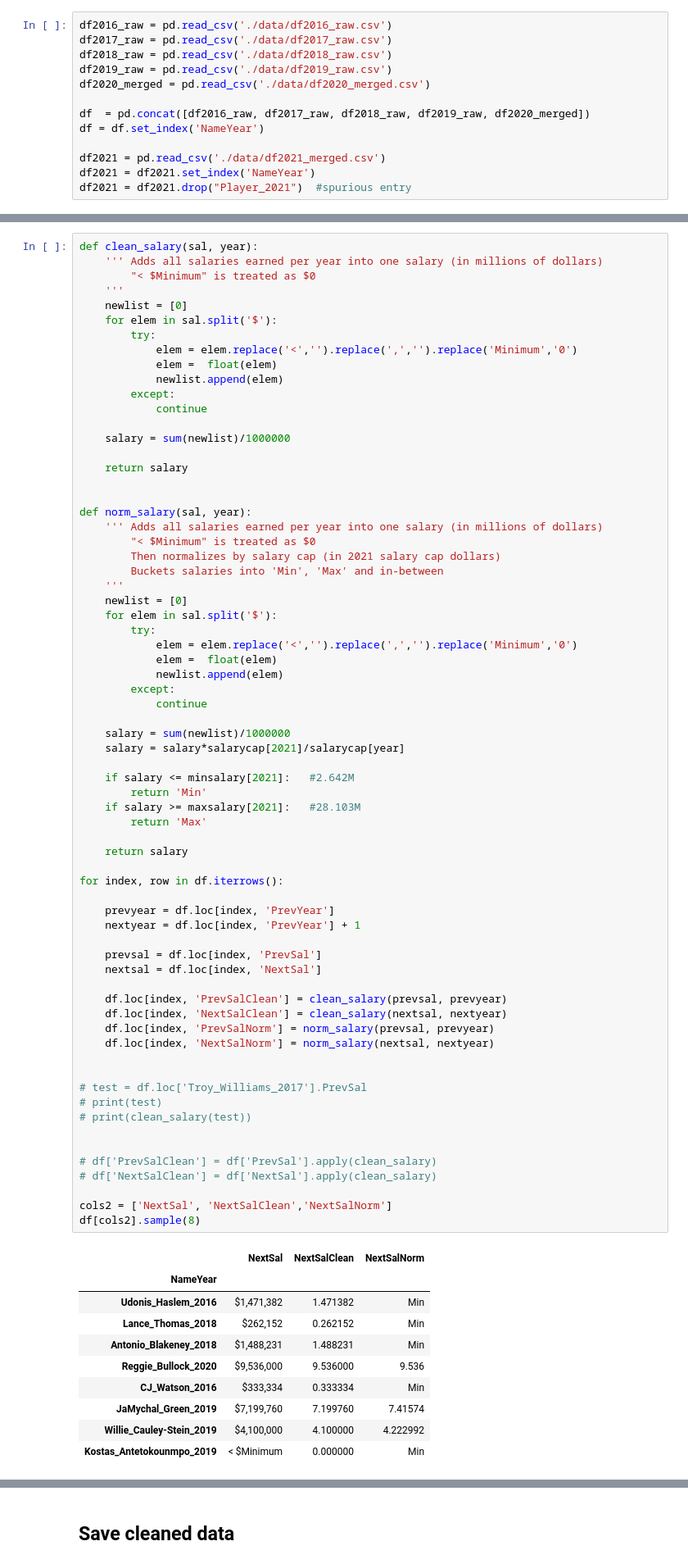
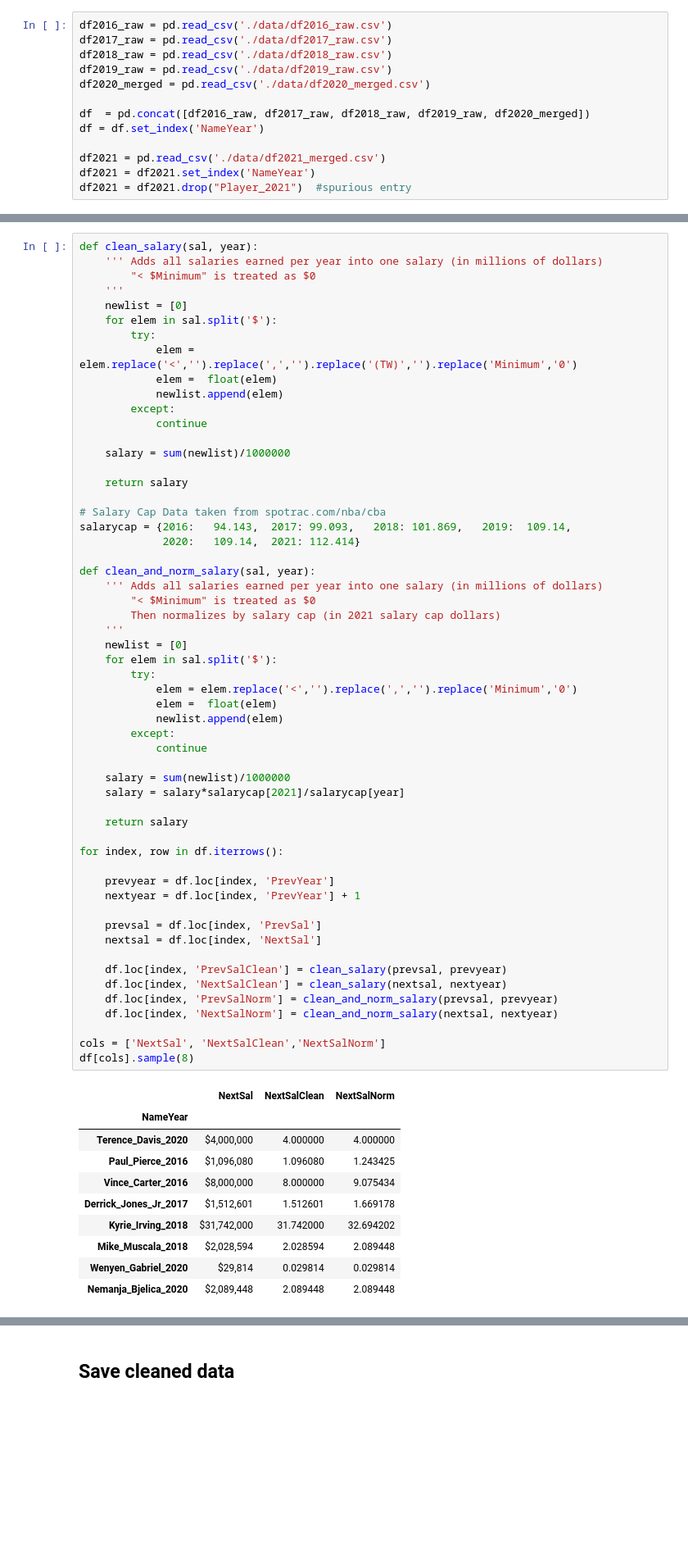
Before and after one commit to andreilevin/HoopsHero, a Jupyter notebook: 2-clean.ipynb, the cells around one changed output, grey strips where cells are left out. Shown at 82% size. Cells and saved outputs as stored; diff of their text form; blank space fills up the shorter version.

```diff
--- a/2-clean.ipynb
+++ b/2-clean.ipynb
@@ -199,7 +173,7 @@ def clean_salary(sal, year):
     newlist = [0]
     for elem in sal.split('$'):
         try:
-            elem = elem.replace('<','').replace(',','').replace('Minimum','0')
+            elem = elem.replace('<','').replace(',','').replace('(TW)','').replace('Minimum','0')
             elem =  float(elem)
             newlist.append(elem)
         except:
@@ -209,67 +183,55 @@ def clean_salary(sal, year):
 
     return salary
 
+# Salary Cap Data taken from spotrac.com/nba/cba
+salarycap = {2016:   94.143,  2017: 99.093,   2018: 101.869,   2019:  109.14,
+             2020:   109.14,  2021: 112.414}
 
-def norm_salary(sal, year):
+def clean_and_norm_salary(sal, year):
     ''' Adds all salaries earned per year into one salary (in millions of dollars)
         "< $Minimum" is treated as $0
         Then normalizes by salary cap (in 2021 salary cap dollars)
-        Buckets salaries into 'Min', 'Max' and in-between
     '''
     newlist = [0]
     for elem in sal.split('$'):
         try:
             elem = elem.replace('<','').replace(',','').replace('Minimum','0')
             elem =  float(elem)
             newlist.append(elem)
         except:
             continue
 
     salary = sum(newlist)/1000000
     salary = salary*salarycap[2021]/salarycap[year]
 
-    if salary <= minsalary[2021]:   #2.642M
-        return 'Min'
-    if salary >= maxsalary[2021]:   #28.103M
-        return 'Max'
-
     return salary
 
 for index, row in df.iterrows():
 
     prevyear = df.loc[index, 'PrevYear']
     nextyear = df.loc[index, 'PrevYear'] + 1
 
     prevsal = df.loc[index, 'PrevSal']
     nextsal = df.loc[index, 'NextSal']
 
     df.loc[index, 'PrevSalClean'] = clean_salary(prevsal, prevyear)
     df.loc[index, 'NextSalClean'] = clean_salary(nextsal, nextyear)
-    df.loc[index, 'PrevSalNorm'] = norm_salary(prevsal, prevyear)
-    df.loc[index, 'NextSalNorm'] = norm_salary(nextsal, nextyear)
+    df.loc[index, 'PrevSalNorm'] = clean_and_norm_salary(prevsal, prevyear)
+    df.loc[index, 'NextSalNorm'] = clean_and_norm_salary(nextsal, nextyear)
 
-
-# test = df.loc['Troy_Williams_2017'].PrevSal
-# print(test)
-# print(clean_salary(test))
-
-
-# df['PrevSalClean'] = df['PrevSal'].apply(clean_salary)
-# df['NextSalClean'] = df['NextSal'].apply(clean_salary)
-
-cols2 = ['NextSal', 'NextSalClean','NextSalNorm']
-df[cols2].sample(8)
+cols = ['NextSal', 'NextSalClean','NextSalNorm']
+df[cols].sample(8)
 # %% [output]
 |  | NextSal | NextSalClean | NextSalNorm |
 | NameYear |  |  |  |
-| Udonis_Haslem_2016 | $1,471,382 | 1.471382 | Min |
-| Lance_Thomas_2018 | $262,152 | 0.262152 | Min |
-| Antonio_Blakeney_2018 | $1,488,231 | 1.488231 | Min |
-| Reggie_Bullock_2020 | $9,536,000 | 9.536000 | 9.536 |
-| CJ_Watson_2016 | $333,334 | 0.333334 | Min |
-| JaMychal_Green_2019 | $7,199,760 | 7.199760 | 7.41574 |
-| Willie_Cauley-Stein_2019 | $4,100,000 | 4.100000 | 4.222992 |
-| Kostas_Antetokounmpo_2019 | < $Minimum | 0.000000 | Min |
+| Terence_Davis_2020 | $4,000,000 | 4.000000 | 4.000000 |
+| Paul_Pierce_2016 | $1,096,080 | 1.096080 | 1.243425 |
+| Vince_Carter_2016 | $8,000,000 | 8.000000 | 9.075434 |
+| Derrick_Jones_Jr_2017 | $1,512,601 | 1.512601 | 1.669178 |
+| Kyrie_Irving_2018 | $31,742,000 | 31.742000 | 32.694202 |
+| Mike_Muscala_2018 | $2,028,594 | 2.028594 | 2.089448 |
+| Wenyen_Gabriel_2020 | $29,814 | 0.029814 | 0.029814 |
+| Nemanja_Bjelica_2020 | $2,089,448 | 2.089448 | 2.089448 |
 # %%
 for index, row in df2021.iterrows():
 
```
Also changed, not shown: parts of 12 cells of this notebook, 3 other files.
